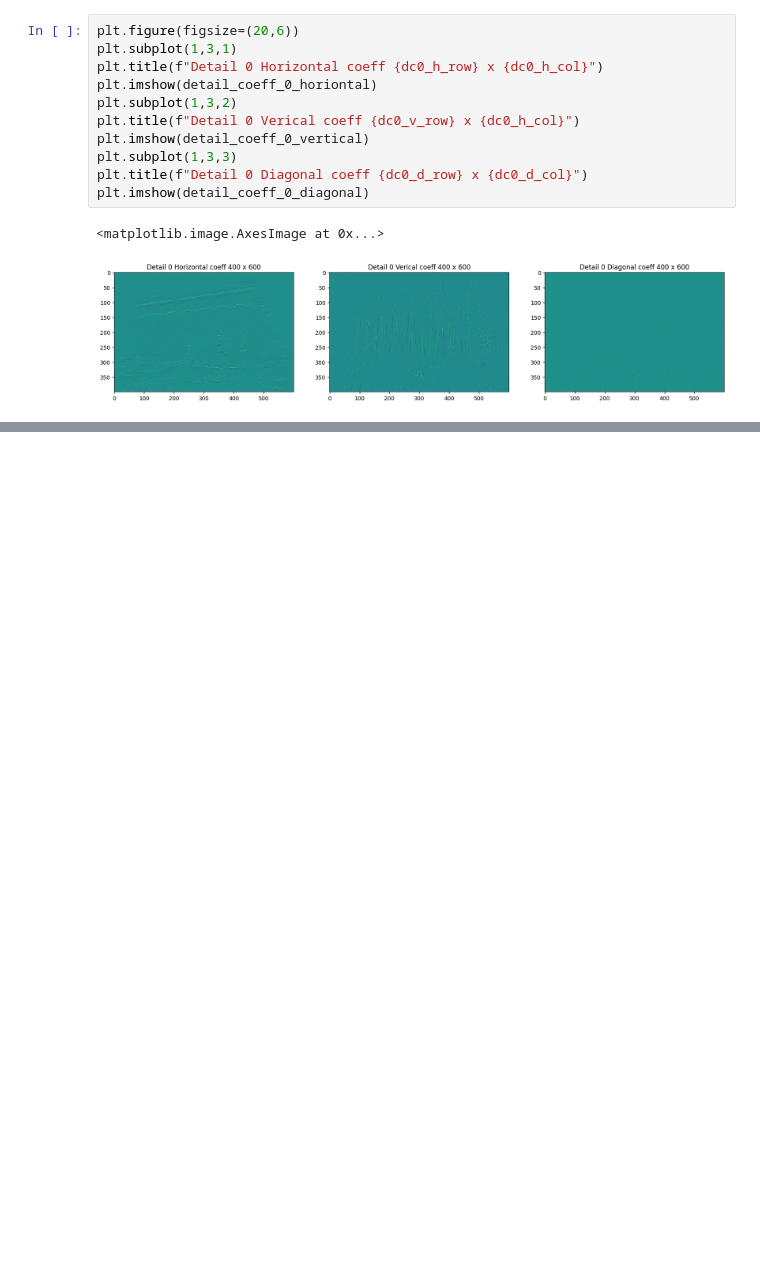
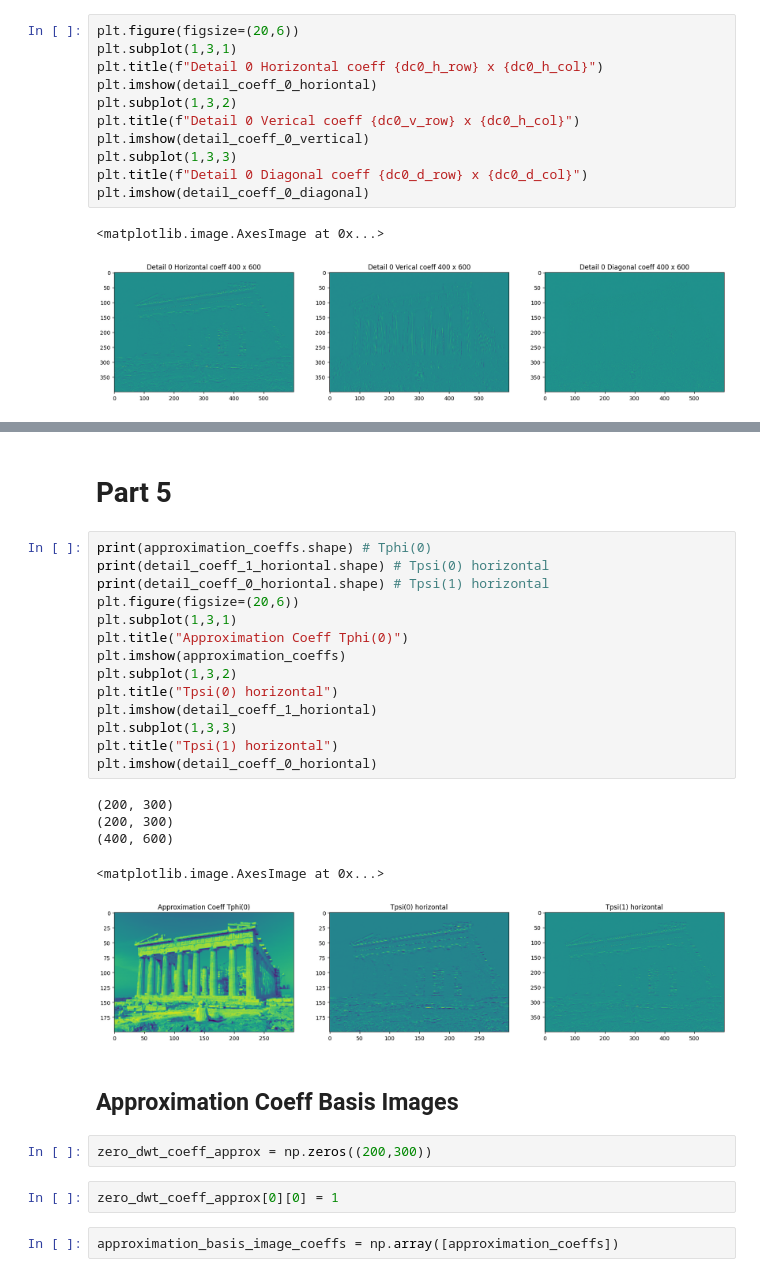
Before and after one commit to Alton1998/University-Notes, a Jupyter notebook: Question_7_Assignment_4.ipynb, the cells around one changed output, grey strips where cells are left out. Saved outputs shown, nothing was run; the diff lists cells and outputs as text; blank space fills up the shorter version.

```diff
--- a/Question_7_Assignment_4.ipynb
+++ b/Question_7_Assignment_4.ipynb
@@ -77,0 +204,30 @@ plt.imshow(detail_coeff_0_diagonal)
+# %% [markdown]
+# Part 5
+# %%
+print(approximation_coeffs.shape) # Tphi(0)
+print(detail_coeff_1_horiontal.shape) # Tpsi(0) horizontal
+print(detail_coeff_0_horiontal.shape) # Tpsi(1) horizontal
+plt.figure(figsize=(20,6))
+plt.subplot(1,3,1)
+plt.title("Approximation Coeff Tphi(0)")
+plt.imshow(approximation_coeffs)
+plt.subplot(1,3,2)
+plt.title("Tpsi(0) horizontal")
+plt.imshow(detail_coeff_1_horiontal)
+plt.subplot(1,3,3)
+plt.title("Tpsi(1) horizontal")
+plt.imshow(detail_coeff_0_horiontal)
+# %% [output]
+(200, 300)
+(200, 300)
+(400, 600)
+<matplotlib.image.AxesImage at 0x...>
+[figure, added]
+# %% [markdown]
+## Approximation Coeff Basis Images
+# %%
+zero_dwt_coeff_approx = np.zeros((200,300))
+# %%
+zero_dwt_coeff_approx[0][0] = 1
+# %%
+approximation_basis_image_coeffs = np.array([approximation_coeffs])
```
Also changed, not shown: parts of 26 cells of this notebook.
